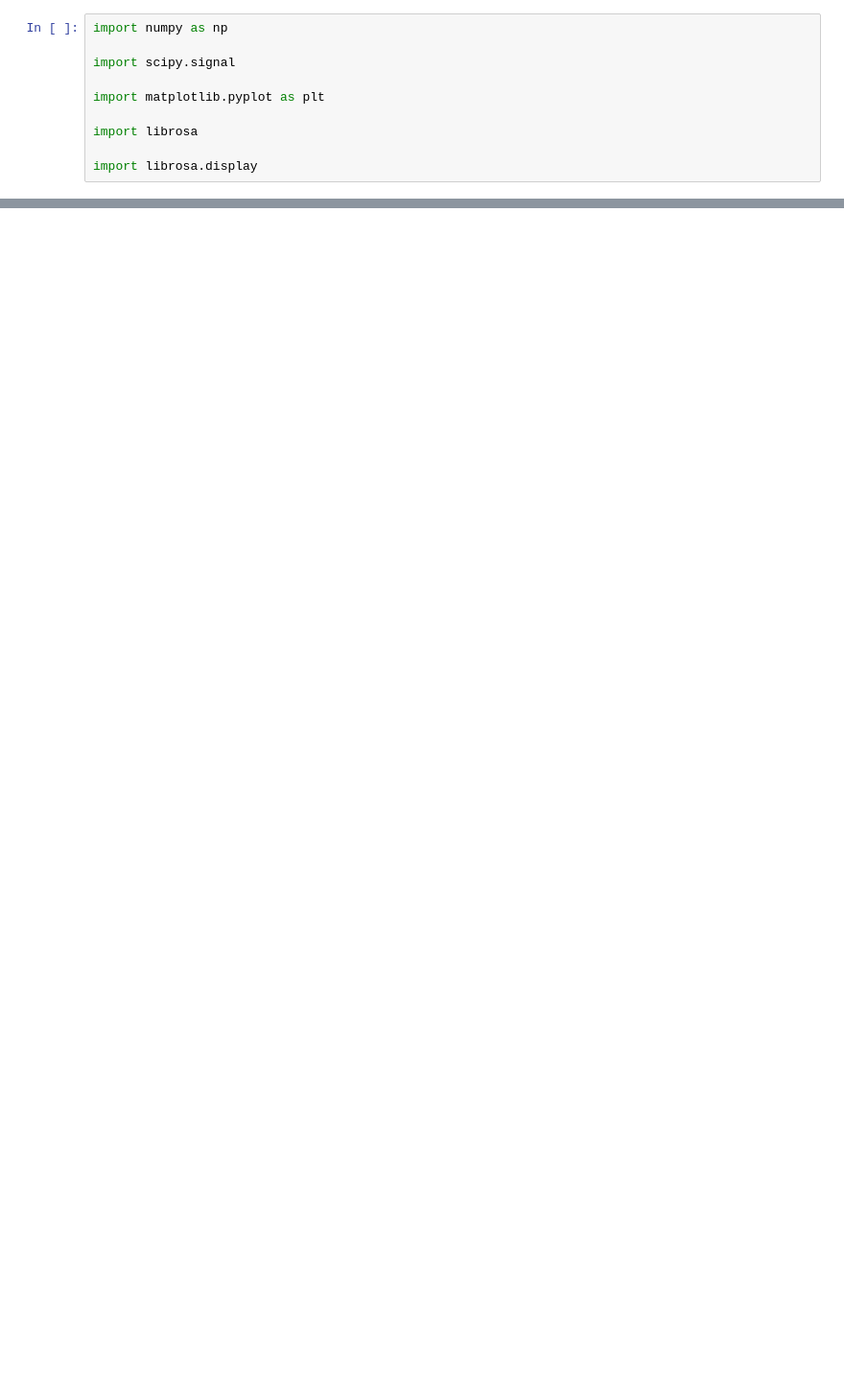
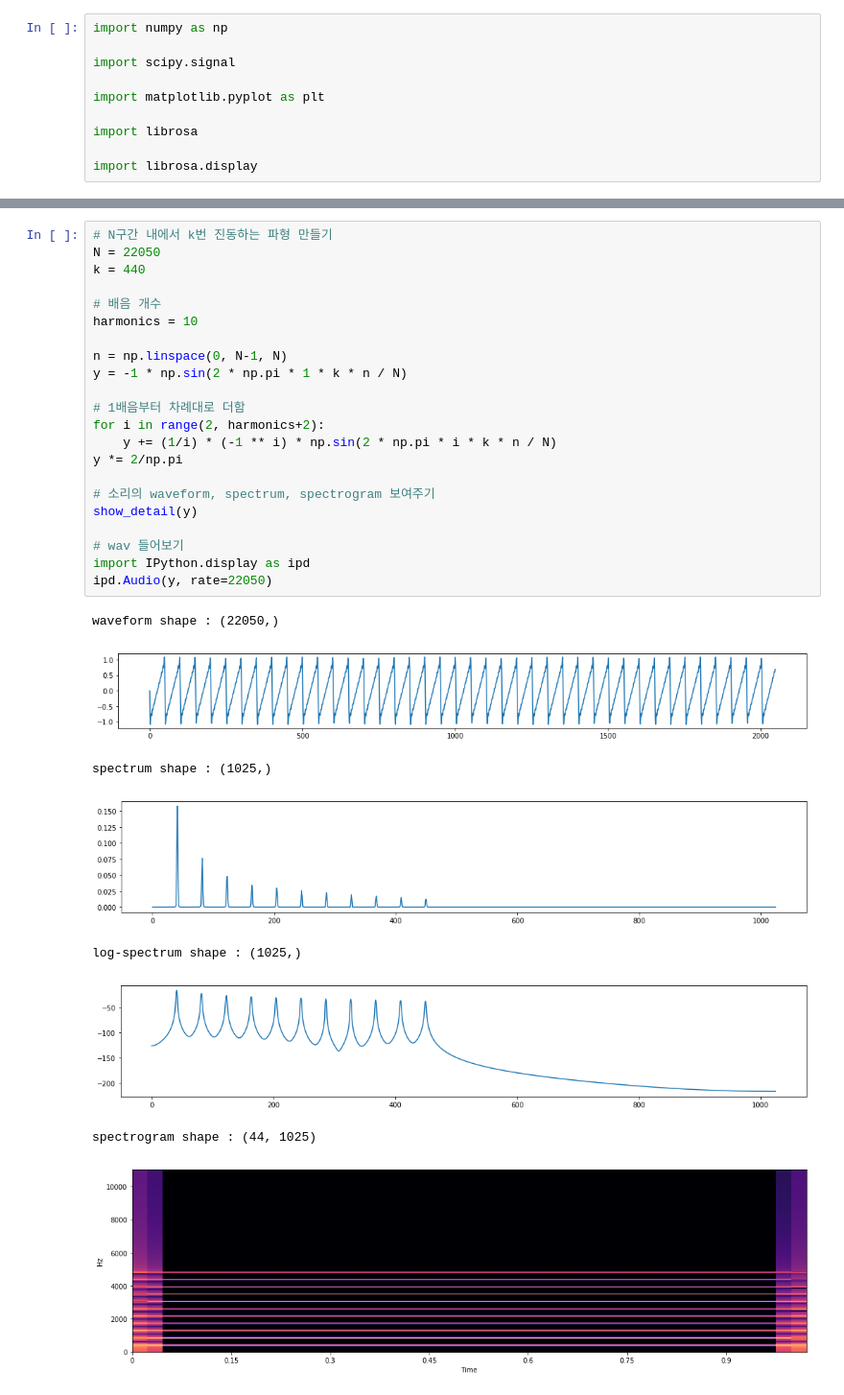
Before and after one commit to scpark20/audio-preprocessing-practice, a Jupyter notebook: synthesis.ipynb, the cells around one changed output, grey strips where cells are left out. Shown at 96% size. Saved outputs shown, nothing was run; the diff lists cells and outputs as text; blank space fills up the shorter version.

```diff
--- a/synthesis.ipynb
+++ b/synthesis.ipynb
@@ -155,0 +106,31 @@ ipd.Audio(y, rate=22050)
+# %%
+# N구간 내에서 k번 진동하는 파형 만들기
+N = 22050
+k = 440
+
+# 배음 개수
+harmonics = 10
+
+n = np.linspace(0, N-1, N)
+y = -1 * np.sin(2 * np.pi * 1 * k * n / N)
+
+# 1배음부터 차례대로 더함
+for i in range(2, harmonics+2):
+    y += (1/i) * (-1 ** i) * np.sin(2 * np.pi * i * k * n / N)
+y *= 2/np.pi
+
+# 소리의 waveform, spectrum, spectrogram 보여주기
+show_detail(y)
+
+# wav 들어보기
+import IPython.display as ipd
+ipd.Audio(y, rate=22050)
+# %% [output]
+waveform shape : (22050,)
+[figure, added]
+spectrum shape : (1025,)
+[figure, added]
+log-spectrum shape : (1025,)
+[figure, added]
+spectrogram shape : (44, 1025)
+[figure, added]
```
Also changed, not shown: parts of 13 cells of this notebook.
